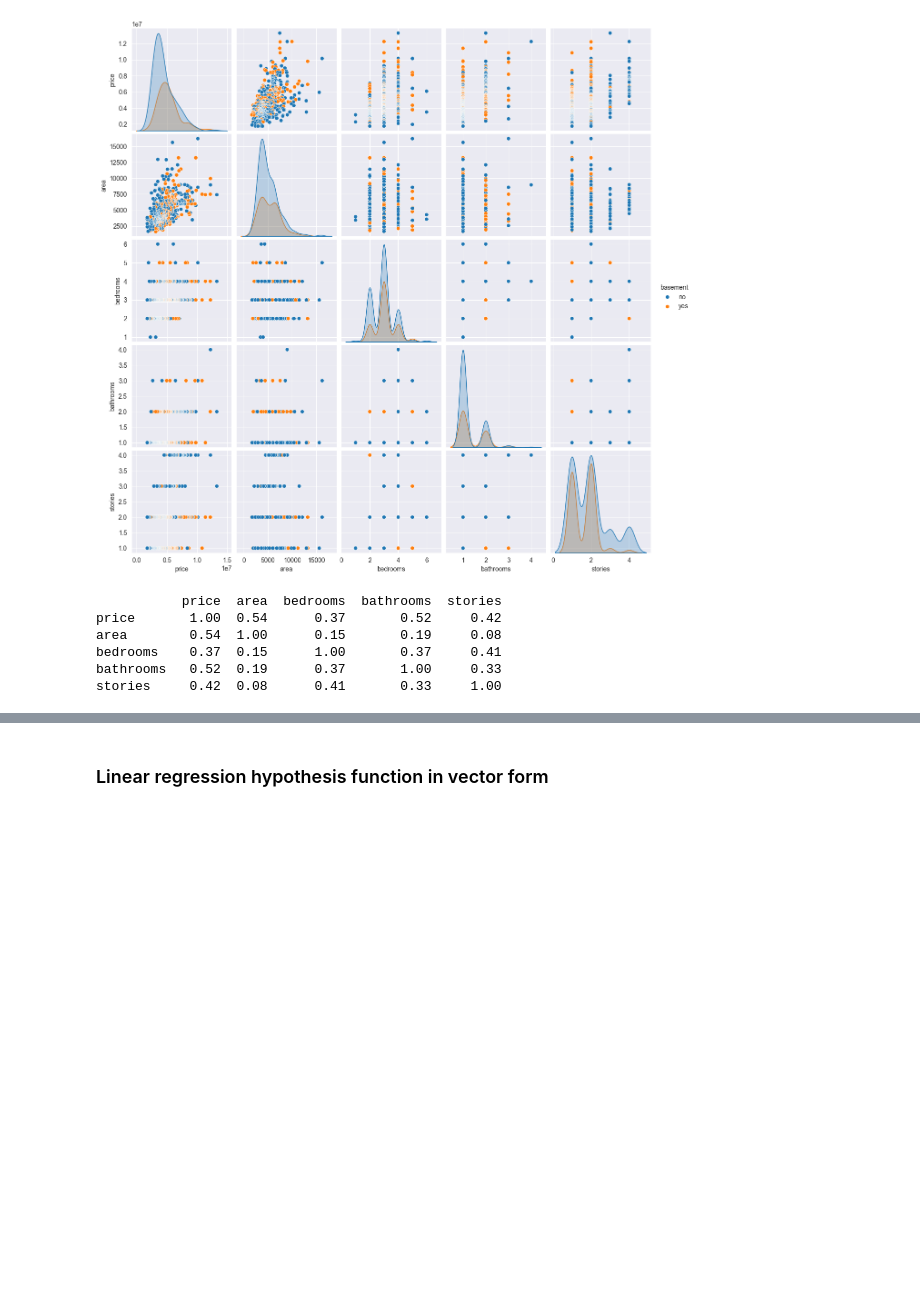
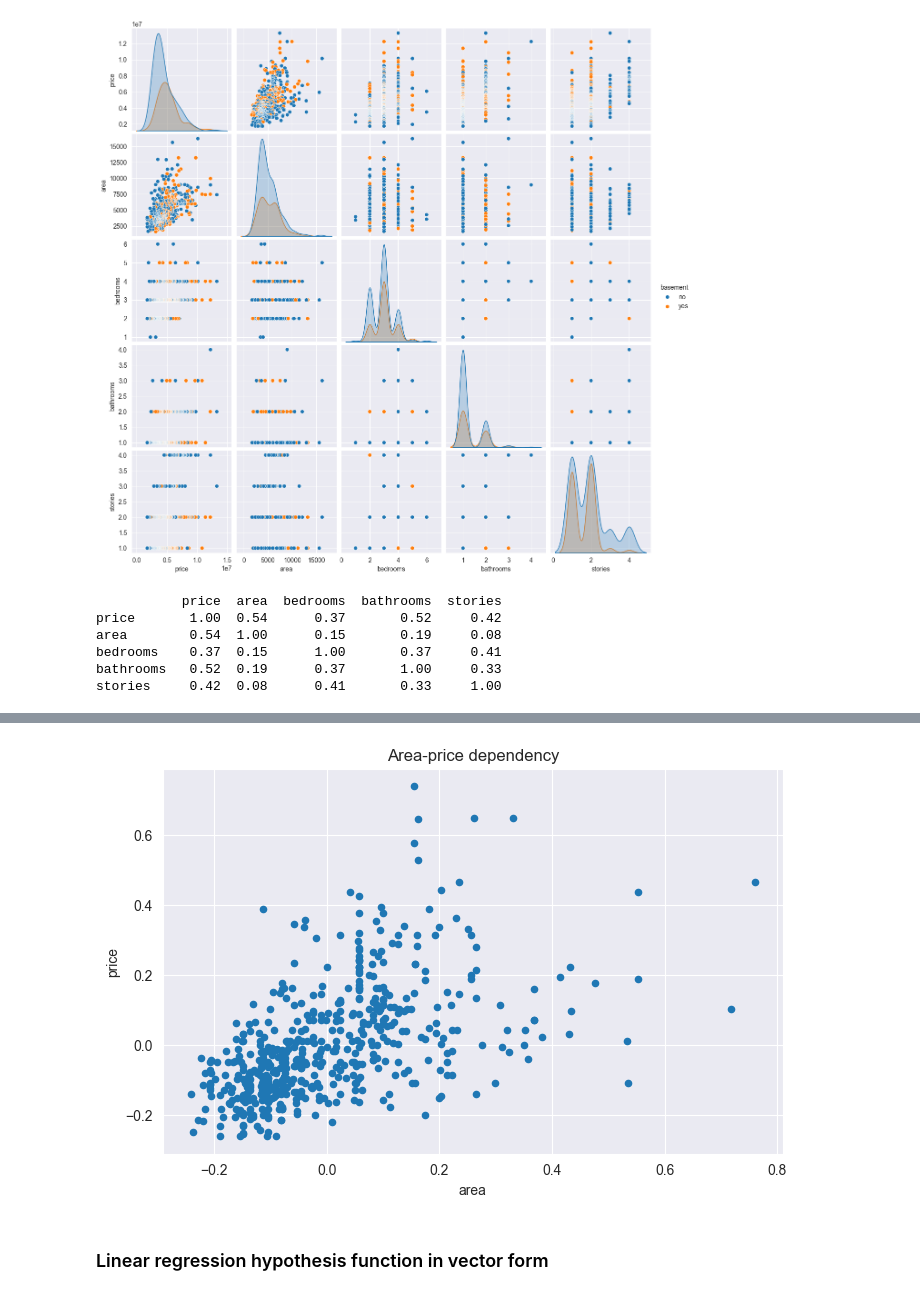
Before and after one commit to Matajur/Python-Data, a Jupyter notebook: homework_03/Hw3.ipynb, the cells around one changed output, grey strips where cells are left out. Saved outputs shown, nothing was run; the diff lists cells and outputs as text; code cells hidden in the pictures; blank space fills up the shorter version.

```diff
--- a/homework_03/Hw3.ipynb
+++ b/homework_03/Hw3.ipynb
@@ -46,0 +55,18 @@ stories     0.42  0.08      0.41       0.33     1.00
+# %%
+def normalization(data):
+    mean = np.mean(data)
+    value_range = np.max(data) - np.min(data)
+    result = []
+    for var in data:
+        norm_var = (var - mean) / value_range
+        result.append(norm_var)
+    return result
+# %%
+norm = pd.DataFrame()
+norm["price"] = normalization(df.price)
+norm["area"] = normalization(df.area)
+norm["bedrooms"] = normalization(df.bedrooms)
+norm["bathrooms"] = normalization(df.bathrooms)
+
+norm.index += 1
+norm.head()
@@ -47,3 +80,11 @@ stories     0.42  0.08      0.41       0.33     1.00
+# %%
+norm.plot(
+    x="area", y="price", kind="scatter", figsize=(8, 5), title="Area-price dependency"
+)
+
+plt.show()
+# %% [output]
+[figure, added]
 # %% [markdown]
 ### Linear regression hypothesis function in vector form
 # %% [markdown]
```
Also changed, not shown: parts of 30 cells of this notebook, 1 other file.
